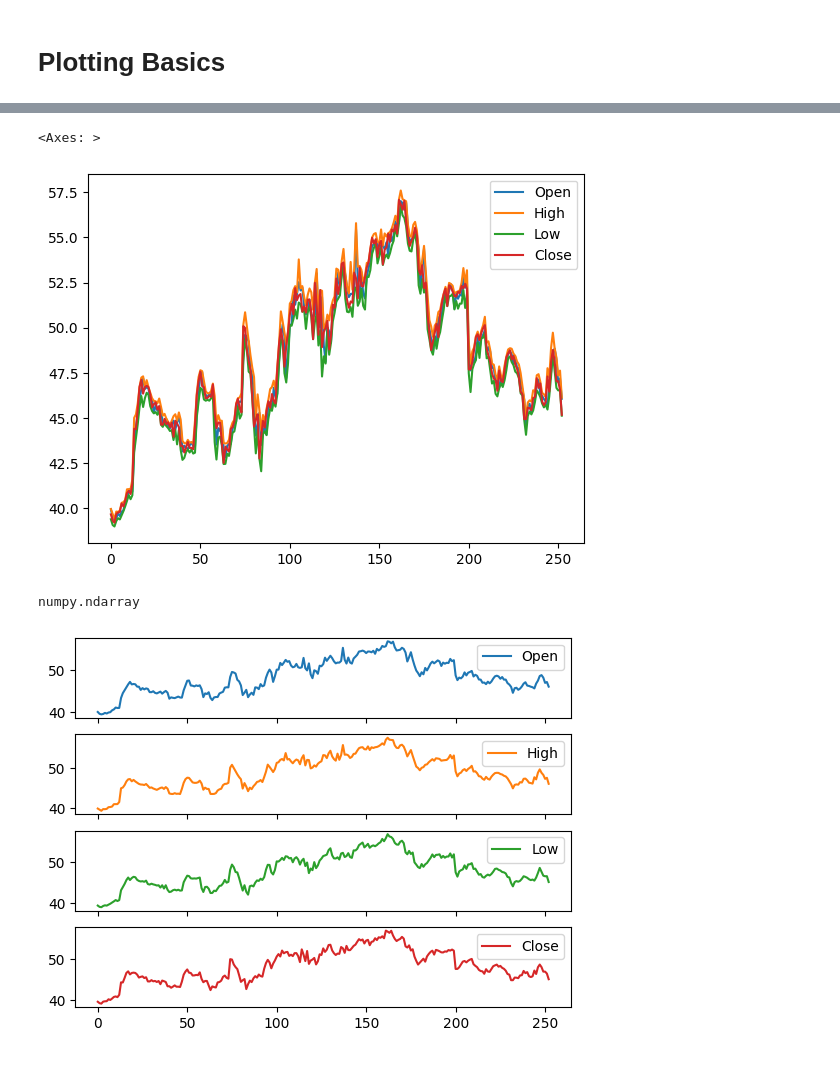
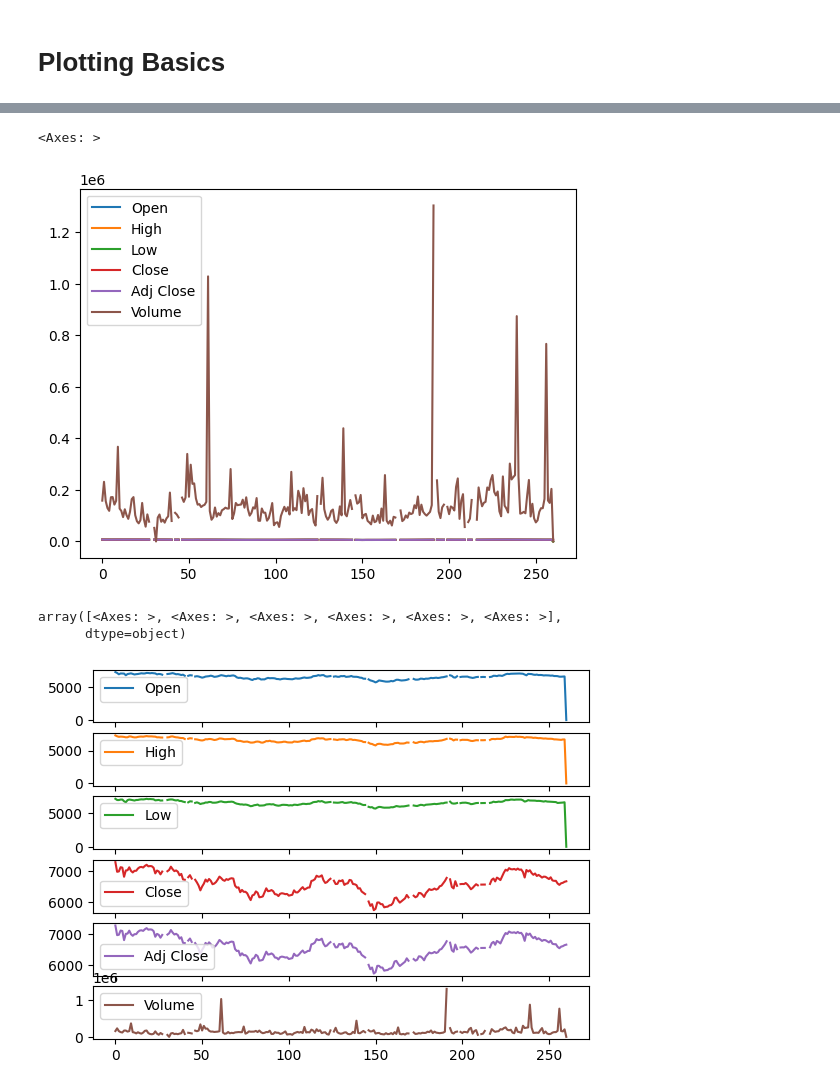
Before and after one commit to moisescujardo/python-projects, a Jupyter notebook: data-science-projects/learning_python_pandas_one_reading_data_and_simple_plots.ipynb, the cells around one changed output, grey strips where cells are left out. Saved outputs shown, nothing was run; the diff lists cells and outputs as text; code cells hidden in the pictures.

```diff
--- a/data-science-projects/learning_python_pandas_one_reading_data_and_simple_plots.ipynb
+++ b/data-science-projects/learning_python_pandas_one_reading_data_and_simple_plots.ipynb
@@ -16,7 +16,7 @@ from matplotlib import pyplot as plt
 # %%
 # read intel-stock-data.csv file
 # read_csv will return a DataFrame object
-intel_stock_df = pd.read_csv('data/intel-stock-data.csv')
+intel_stock_df = pd.read_csv('data/psei-data.csv')
 
 # let's validate the type of intel_stock_df
 type(intel_stock_df)
@@ -185,14 +187,15 @@ intel_stock_df.plot()
 intel_stock_df.plot.line()
 # %% [output]
 <Axes: >
-[figure, old version]
+[figure, new version]
 # %%
 # setting subplots=True will plot
 # each axis individually
-axis = intel_stock_df.plot.line(subplots=True)
+intel_stock_df.plot.line(subplots=True)
 # %% [output]
-numpy.ndarray
+array([<Axes: >, <Axes: >, <Axes: >, <Axes: >, <Axes: >, <Axes: >],
+      dtype=object)
-[figure, old version]
+[figure, new version]
 # %%
 # each chart or graph has its own default colors
 # that can be overriden by specifying color values (dict)
```
Also changed, not shown: parts of 15 cells of this notebook, 9 other files.
